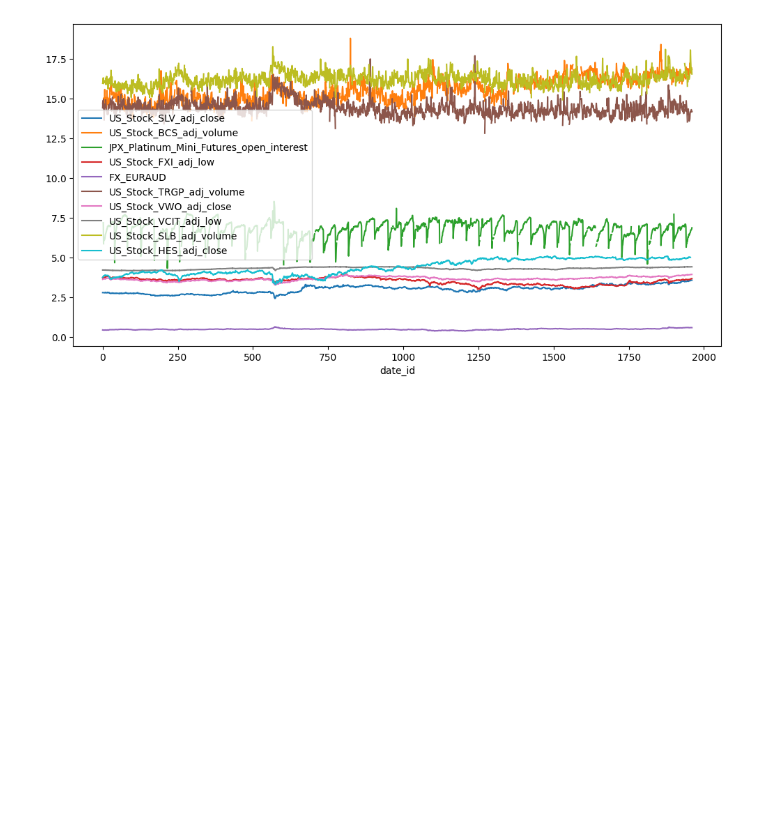
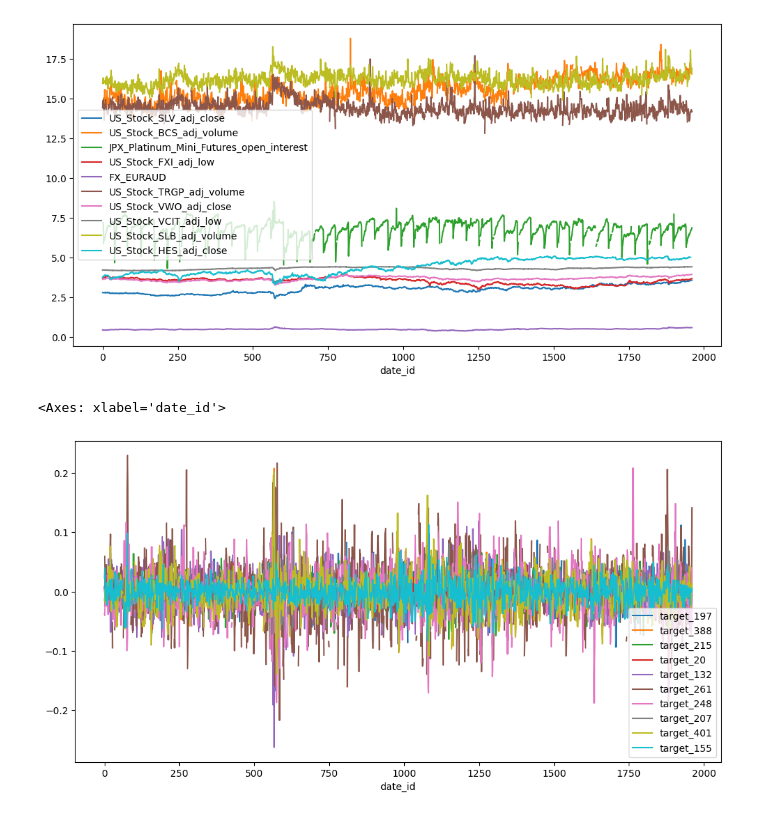
Before and after one commit to ricrod01/PROYECTO_2_DS, a Jupyter notebook: EDA.ipynb, the cells around one changed output. Saved outputs shown, nothing was run; the diff lists cells and outputs as text; code cells hidden in the pictures; blank space fills up the shorter version.

```diff
--- a/EDA.ipynb
+++ b/EDA.ipynb
@@ -253,3 +265,8 @@ df_log.iloc[:, :].plot(figsize=(12, 6))
 # %% [output]
 <Axes: xlabel='date_id'>
 [figure]
+# %%
+df_labels.loc[:, muestra_columnas_labels].plot(figsize=(12, 6))
+# %% [output]
+<Axes: xlabel='date_id'>
+[figure, added]
```
Also changed, not shown: parts of 6 cells of this notebook, 2 other files.
